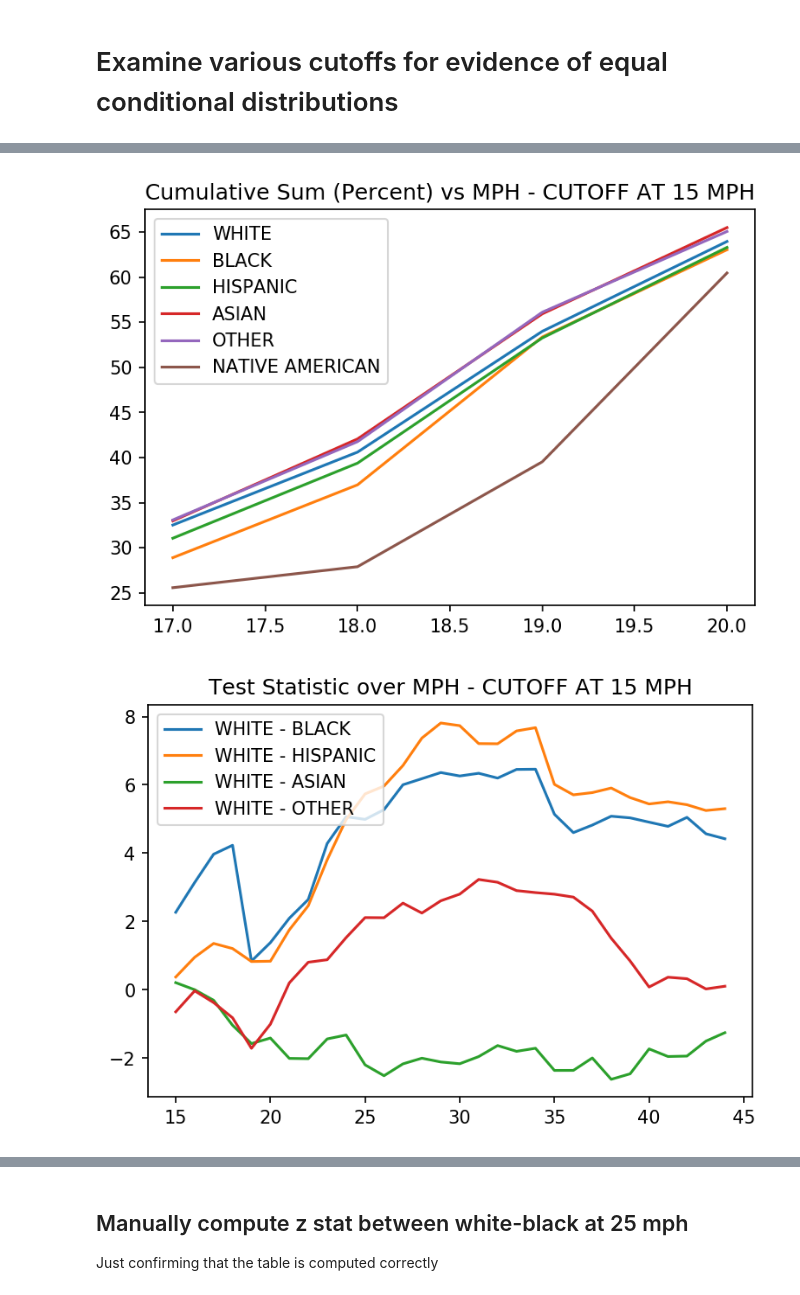
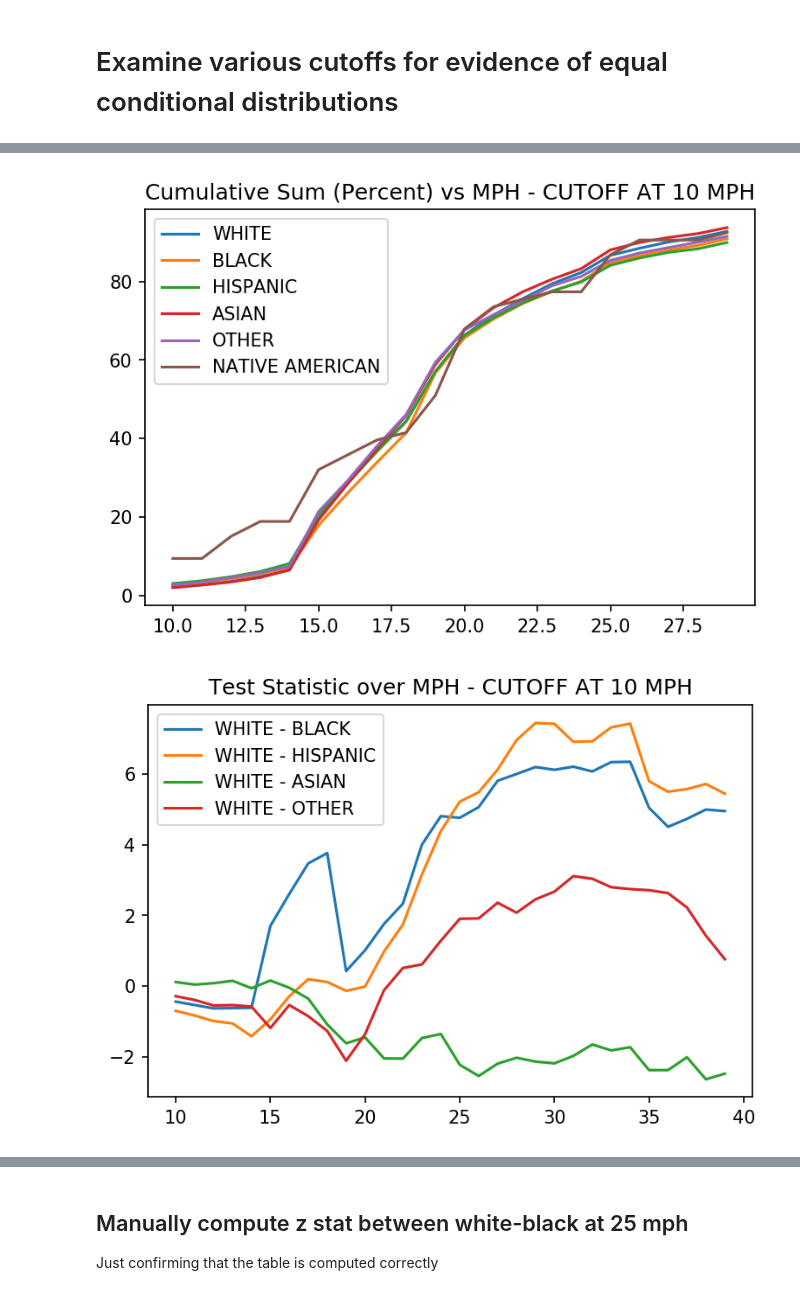
Before and after one commit to m-gaster/MC-Policing, a Jupyter notebook: Testing Equal Distributions - ABOVE X MPH CONDITIONAL.ipynb, the cells around one changed output, grey strips where cells are left out. Drawn from its saved outputs; the diff is of its cells as text; code cells hidden in the pictures.

```diff
--- a/Testing Equal Distributions - ABOVE X MPH CONDITIONAL.ipynb
+++ b/Testing Equal Distributions - ABOVE X MPH CONDITIONAL.ipynb
@@ -161,19 +161,20 @@ def investigate_conditional_cutoff(speed):
 
     z_stat_df = create_z_stat_df(speed_pct_CDF, raw_count_cumulative_df, CONDTIONAL_SPEED_CUTOFF)
 
-    speed_pct_CDF[:upper_mph][17-CONDTIONAL_SPEED_CUTOFF:21-CONDTIONAL_SPEED_CUTOFF].plot(title=f'Cumulative Sum (Percent) vs MPH - CUTOFF AT {speed} MPH')
+    speed_pct_CDF[:upper_mph][:30-CONDTIONAL_SPEED_CUTOFF].plot(title=f'Cumulative Sum (Percent) vs MPH - CUTOFF AT {speed} MPH')
 
     z_stat_df[[col for col in z_stat_df.columns if 'WHITE' in col]][:upper_mph].plot(title=f'Test Statistic over MPH - CUTOFF AT {speed} MPH')
+    z_stat_df[[col for col in z_stat_df.columns if 'WHITE' in col]][:23-CONDTIONAL_SPEED_CUTOFF].plot(title=f'Test Statistic over MPH - CUTOFF AT {speed} MPH')
 
 
     merged_CDF_z_stat_df= pd.concat([speed_pct_CDF, z_stat_df], axis=1)
     merged_CDF_z_stat_df.style.set_caption(f"Cutoff at {speed}")
     merged_CDF_z_stat_df= merged_CDF_z_stat_df.drop(columns=[col for col in merged_CDF_z_stat_df if 'WHITE' not in col and '-' in col])
 
-    return merged_CDF_z_stat_df[:30-CONDTIONAL_SPEED_CUTOFF]
+    return merged_CDF_z_stat_df[:41-CONDTIONAL_SPEED_CUTOFF]
 # %% [markdown]
 # Examine various cutoffs for evidence of equal conditional distributions
 # %%
-investigate_conditional_cutoff(15)
+investigate_conditional_cutoff(10)
 # %% [output]
 |  | WHITE | BLACK | HISPANIC | ASIAN | OTHER | NATIVE AMERICAN | WHITE - BLACK | WHITE - HISPANIC | ... |
@@ -195,2 +197,2 @@ investigate_conditional_cutoff(15)
-[figure, old version]
+[figure, new version]
-[figure, old version]
+[figure, new version]
```
Also changed, not shown: parts of 3 cells of this notebook.
